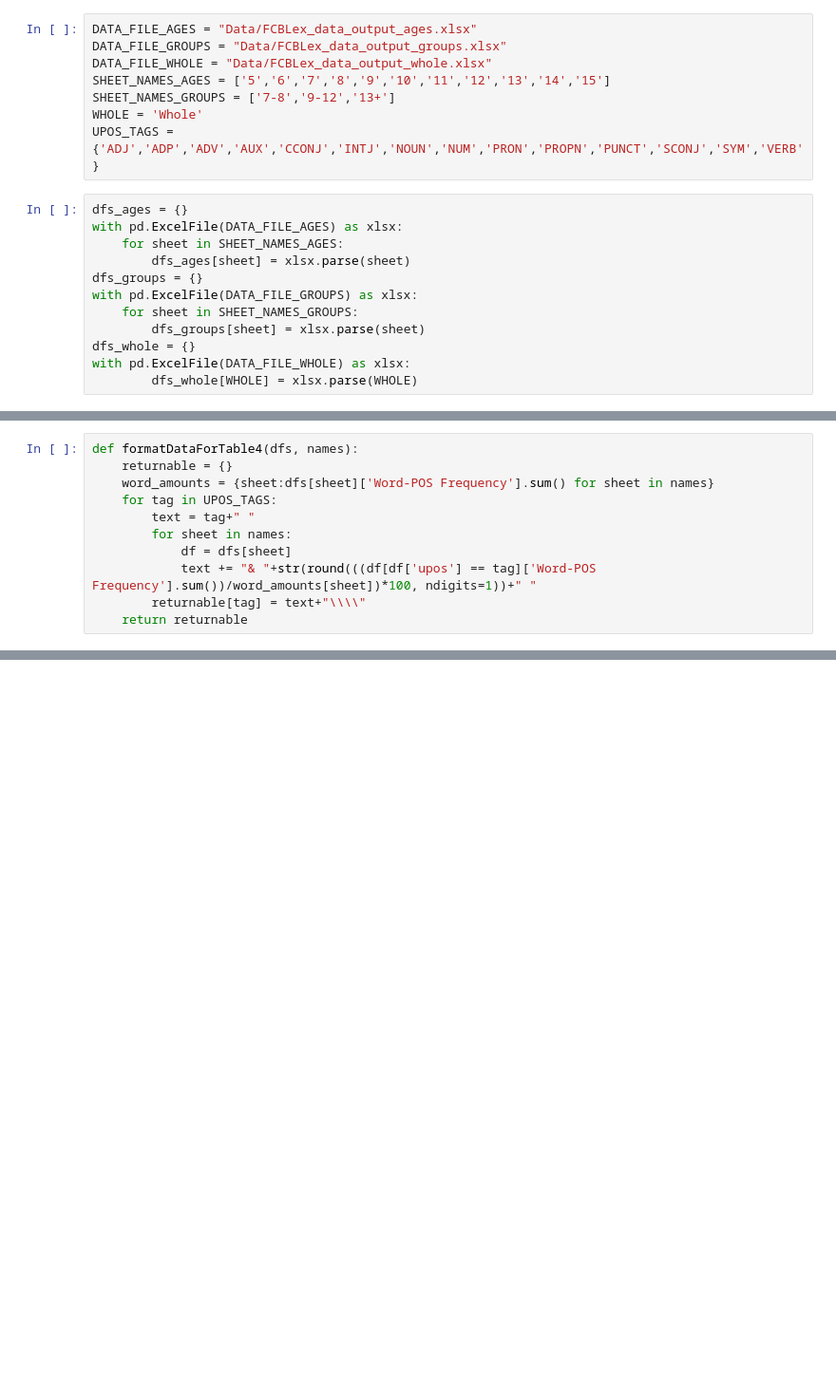
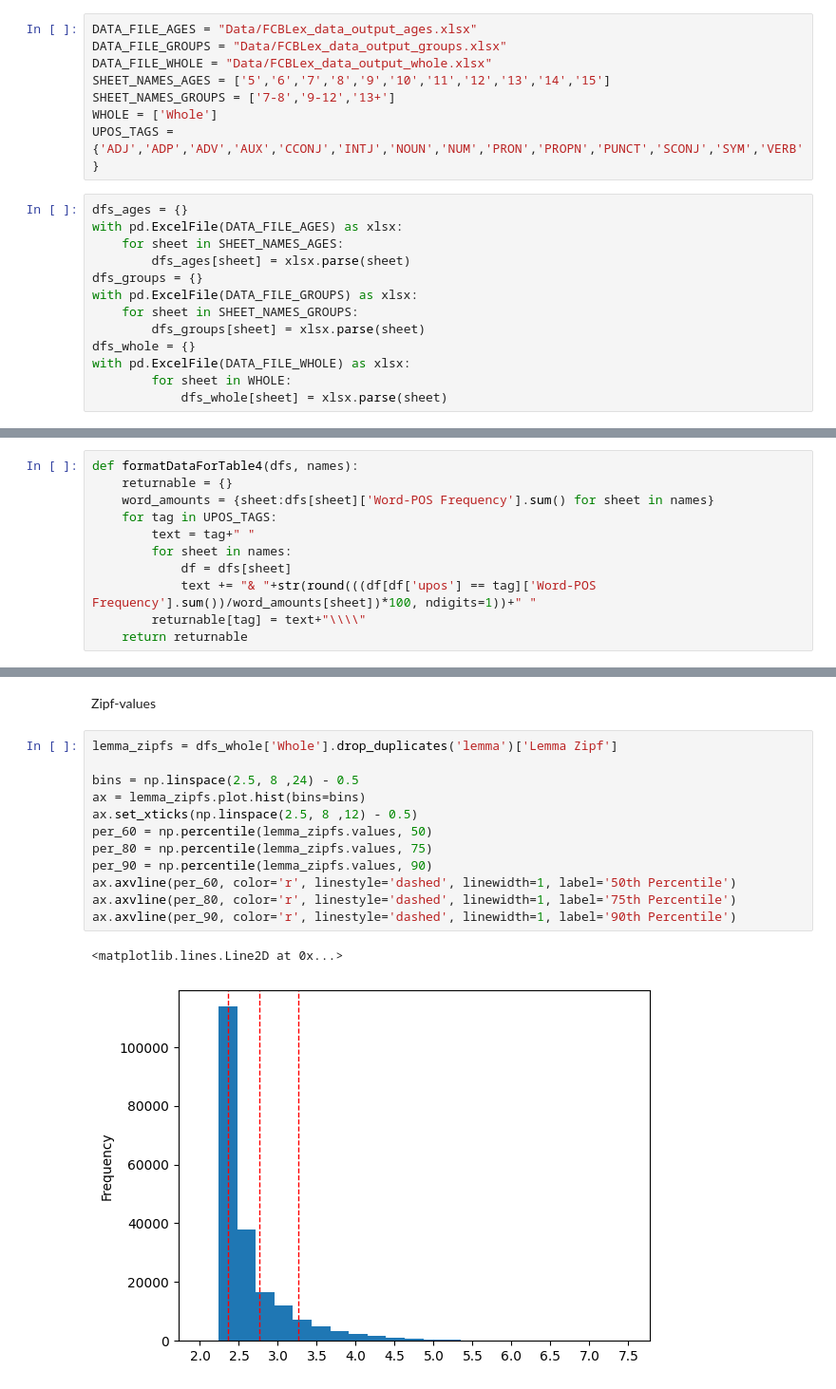
Before and after one commit to TurkuNLP/FCBLex-pipeline, a Jupyter notebook: Interpret_Outputs_xlsx.ipynb, the cells around one changed output, grey strips where cells are left out. Shown at 95% size. Drawn from its saved outputs; the diff is of its cells as text; blank space fills up the shorter version.

```diff
--- a/Interpret_Outputs_xlsx.ipynb
+++ b/Interpret_Outputs_xlsx.ipynb
@@ -12,7 +12,7 @@ DATA_FILE_GROUPS = "Data/FCBLex_data_output_groups.xlsx"
 DATA_FILE_WHOLE = "Data/FCBLex_data_output_whole.xlsx"
 SHEET_NAMES_AGES = ['5','6','7','8','9','10','11','12','13','14','15']
 SHEET_NAMES_GROUPS = ['7-8','9-12','13+']
-WHOLE = 'Whole'
+WHOLE = ['Whole']
 UPOS_TAGS = {'ADJ','ADP','ADV','AUX','CCONJ','INTJ','NOUN','NUM','PRON','PROPN','PUNCT','SCONJ','SYM','VERB'}
 # %%
 dfs_ages = {}
@@ -25,7 +25,8 @@ with pd.ExcelFile(DATA_FILE_GROUPS) as xlsx:
         dfs_groups[sheet] = xlsx.parse(sheet)
 dfs_whole = {}
 with pd.ExcelFile(DATA_FILE_WHOLE) as xlsx:
-        dfs_whole[WHOLE] = xlsx.parse(WHOLE)
+        for sheet in WHOLE:
+            dfs_whole[sheet] = xlsx.parse(sheet)
 # %%
 print(list(dfs_ages.values())[0].columns)
 # %% [output]
@@ -215,0 +351,17 @@ plt.show()
+# %% [markdown]
+Zipf-values
+# %%
+lemma_zipfs = dfs_whole['Whole'].drop_duplicates('lemma')['Lemma Zipf']
+
+bins = np.linspace(2.5, 8 ,24) - 0.5
+ax = lemma_zipfs.plot.hist(bins=bins)
+ax.set_xticks(np.linspace(2.5, 8 ,12) - 0.5)
+per_60 = np.percentile(lemma_zipfs.values, 50)
+per_80 = np.percentile(lemma_zipfs.values, 75)
+per_90 = np.percentile(lemma_zipfs.values, 90)
+ax.axvline(per_60, color='r', linestyle='dashed', linewidth=1, label='50th Percentile')
+ax.axvline(per_80, color='r', linestyle='dashed', linewidth=1, label='75th Percentile')
+ax.axvline(per_90, color='r', linestyle='dashed', linewidth=1, label='90th Percentile')
+# %% [output]
+<matplotlib.lines.Line2D at 0x...>
+[figure, added]
```
Also changed, not shown: parts of 16 cells of this notebook, 7 other files.
